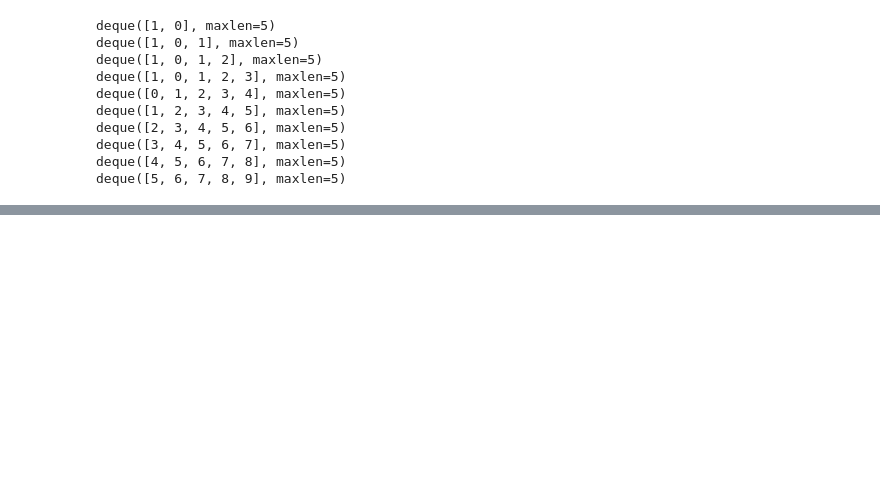
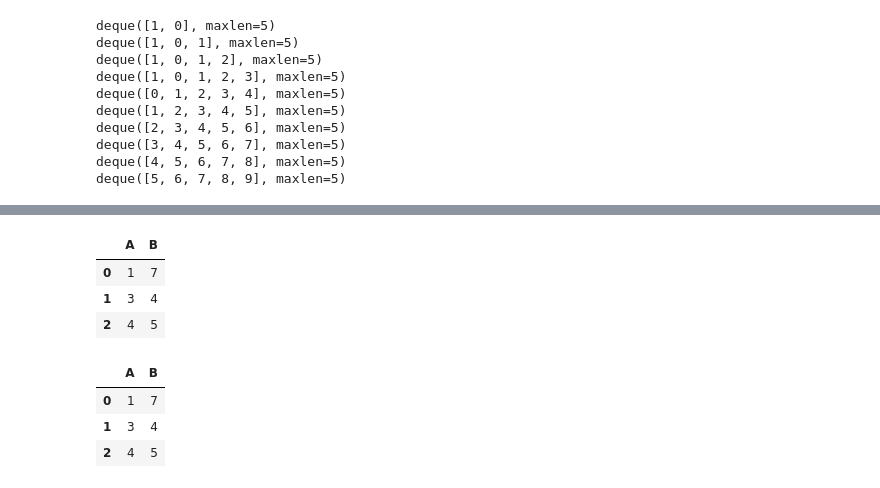
Before and after one commit to SonnyK33/btcalgo, a Jupyter notebook: btc_test.ipynb, the cells around one changed output, grey strips where cells are left out. Saved outputs shown, nothing was run; the diff lists cells and outputs as text; code cells hidden in the pictures; blank space fills up the shorter version.

```diff
--- a/btc_test.ipynb
+++ b/btc_test.ipynb
@@ -780,3 +807,6 @@ deque([2, 3, 4, 5, 6], maxlen=5)
 deque([3, 4, 5, 6, 7], maxlen=5)
 deque([4, 5, 6, 7, 8], maxlen=5)
 deque([5, 6, 7, 8, 9], maxlen=5)
+# %%
+df_test = pd.DataFrame(columns=['A','B'])
+# df_test = df_test.append(pd.DataFrame({'A':[1], 'B':[7]}))
@@ -782,0 +818,2 @@ deque([5, 6, 7, 8, 9], maxlen=5)
+# %%
+df_test.loc[1]=[3,4]
@@ -782,0 +826,2 @@ deque([5, 6, 7, 8, 9], maxlen=5)
+# %%
+df_test.loc[len(df_test)]=[4,5]
@@ -782,0 +845,14 @@ deque([5, 6, 7, 8, 9], maxlen=5)
+# %%
+df_test
+# %% [output]
+|  | A | B |
+| 0 | 1 | 7 |
+| 1 | 3 | 4 |
+| 2 | 4 | 5 |
+# %%
+df_test
+# %% [output]
+|  | A | B |
+| 0 | 1 | 7 |
+| 1 | 3 | 4 |
+| 2 | 4 | 5 |
```
Also changed, not shown: parts of 13 cells of this notebook.
